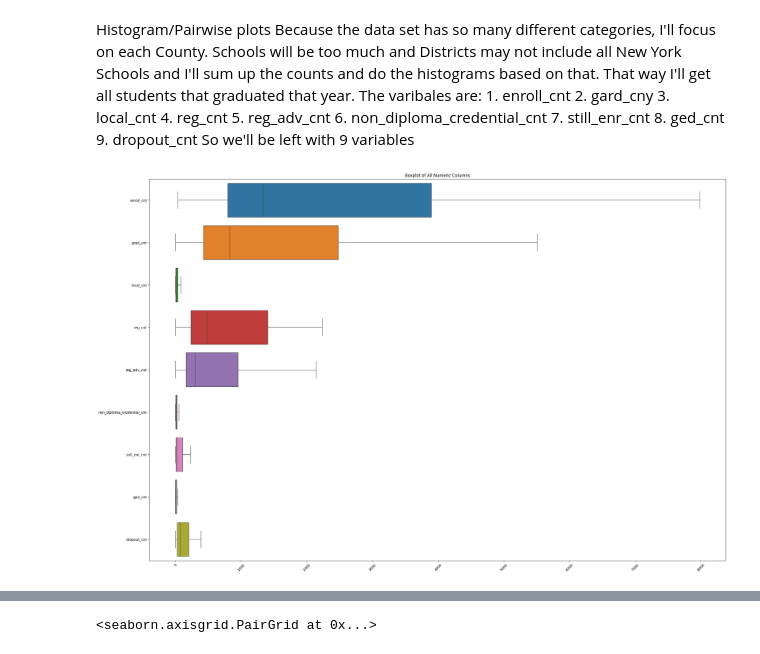
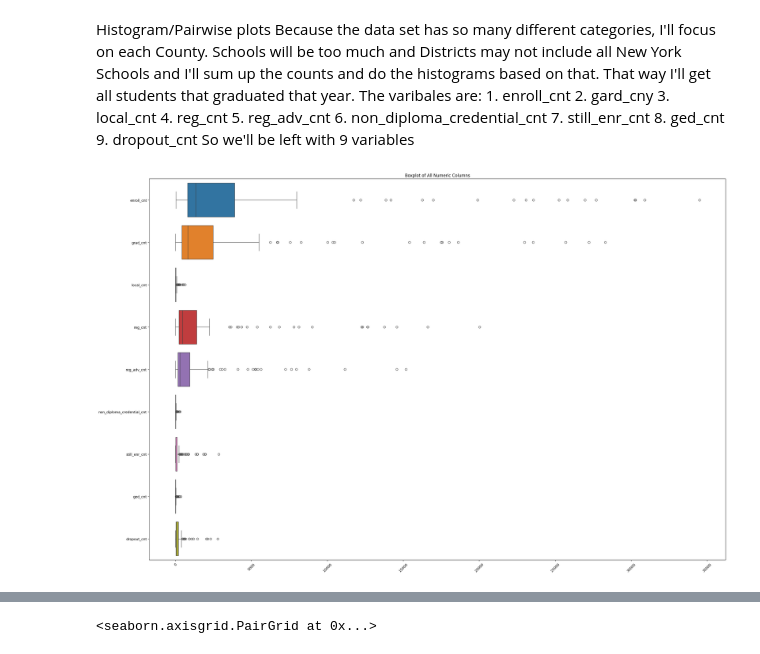
Before and after one commit to datasheng/CSC460-Fatoumata_Drammeh, a Jupyter notebook: HW4/EDA.ipynb, the cells around one changed output, grey strips where cells are left out. Cells and saved outputs as stored; diff of their text form; code cells hidden in the pictures.

```diff
--- a/HW4/EDA.ipynb
+++ b/HW4/EDA.ipynb
@@ -142,9 +142,9 @@ Because the data set has so many different categories, I'll focus on each County
     So we'll be left with 9 variables
 # %%
 plt.figure(figsize=(30,20))  # width x height
-sns.boxplot(data=gender_df[numeric_colNames], showfliers=False, orient='h',)
+sns.boxplot(data=gender_df[numeric_colNames], orient='h',)
 plt.xticks(rotation=45)
 plt.title("Boxplot of All Numeric Columns")
 plt.show()
 # %% [output]
-[figure, old version]
+[figure, new version]
```
Also changed, not shown: parts of 1 cell of this notebook.
